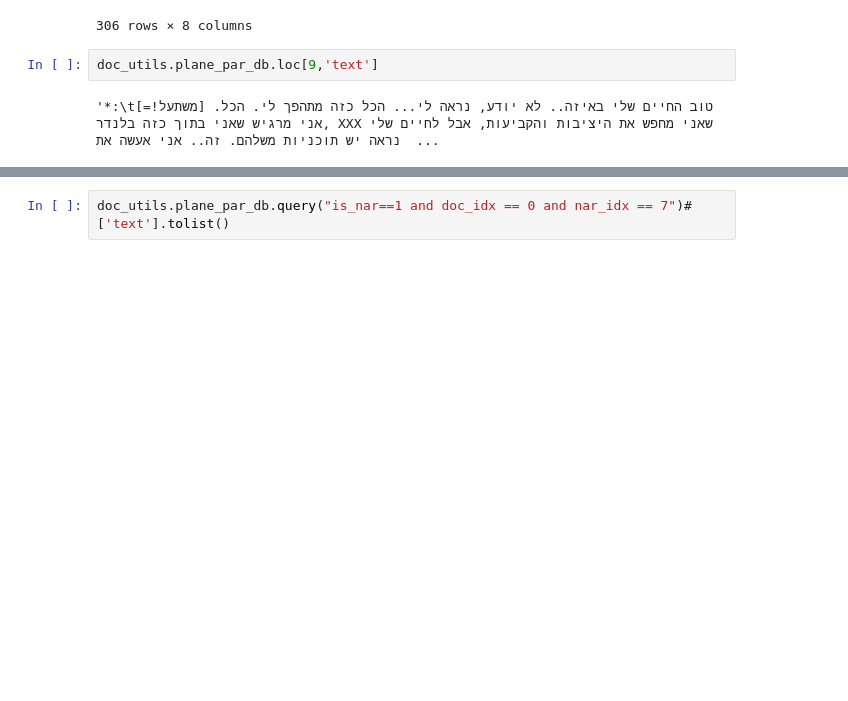
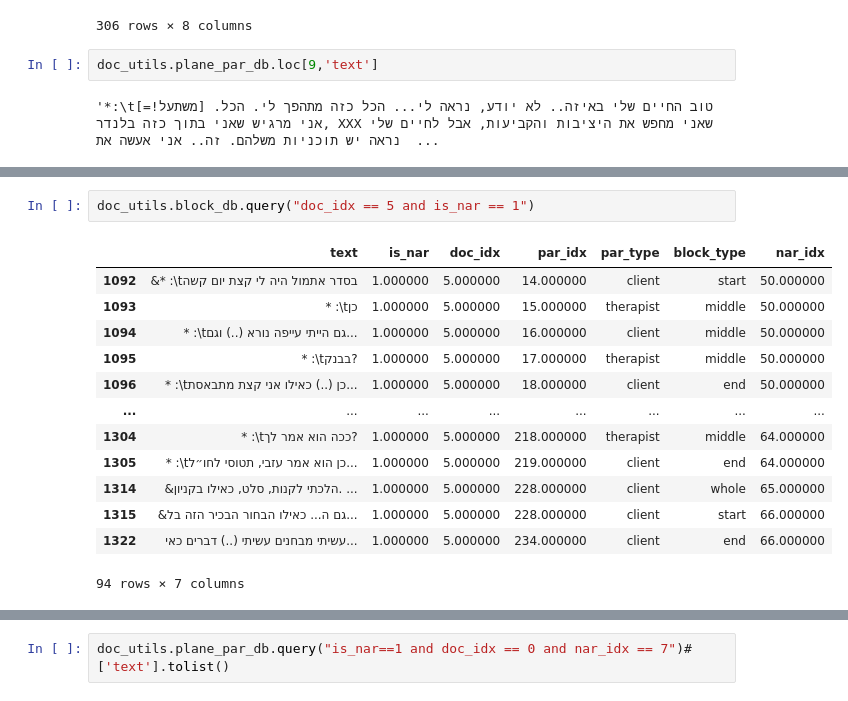
Before and after one commit to Sofy34/personal_strudy, a Jupyter notebook: thesis/01_initial_file.ipynb, the cells around one changed output, grey strips where cells are left out. Saved outputs shown, nothing was run; the diff lists cells and outputs as text; blank space fills up the shorter version.

```diff
--- a/thesis/01_initial_file.ipynb
+++ b/thesis/01_initial_file.ipynb
@@ -103,0 +127,16 @@ doc_utils.plane_par_db.loc[9,'text']
+# %%
+doc_utils.block_db.query("doc_idx == 5 and is_nar == 1")
+# %% [output]
+|  | text | is_nar | doc_idx | par_idx | par_type | block_type | nar_idx |
+| 1092 | &* :\tבסדר אתמול היה לי קצת יום קשה | 1.000000 | 5.000000 | 14.000000 | client | start | 50.000000 |
+| 1093 | * :\tכן | 1.000000 | 5.000000 | 15.000000 | therapist | middle | 50.000000 |
+| 1094 | * :\tגם הייתי עייפה נורא (..) וגם... | 1.000000 | 5.000000 | 16.000000 | client | middle | 50.000000 |
+| 1095 | * :\tבבנק? | 1.000000 | 5.000000 | 17.000000 | therapist | middle | 50.000000 |
+| 1096 | * :\tכן (..) כאילו אני קצת מתבאסת... | 1.000000 | 5.000000 | 18.000000 | client | end | 50.000000 |
+| ... | ... | ... | ... | ... | ... | ... | ... |
+| 1304 | * :\tככה הוא אמר לך? | 1.000000 | 5.000000 | 218.000000 | therapist | middle | 64.000000 |
+| 1305 | * :\tכן הוא אמר עזבי, תטוסי לחו״ל... | 1.000000 | 5.000000 | 219.000000 | client | end | 64.000000 |
+| 1314 | &הלכתי לקנות, סלט, כאילו בקניון. ... | 1.000000 | 5.000000 | 228.000000 | client | whole | 65.000000 |
+| 1315 | &גם ה... כאילו הבחור הבכיר הזה בל... | 1.000000 | 5.000000 | 228.000000 | client | start | 66.000000 |
+| 1322 | עשיתי מבחנים עשיתי (..) דברים כאי... | 1.000000 | 5.000000 | 234.000000 | client | end | 66.000000 |
+94 rows × 7 columns
```
Also changed, not shown: parts of 9 cells of this notebook, 1 other file.
